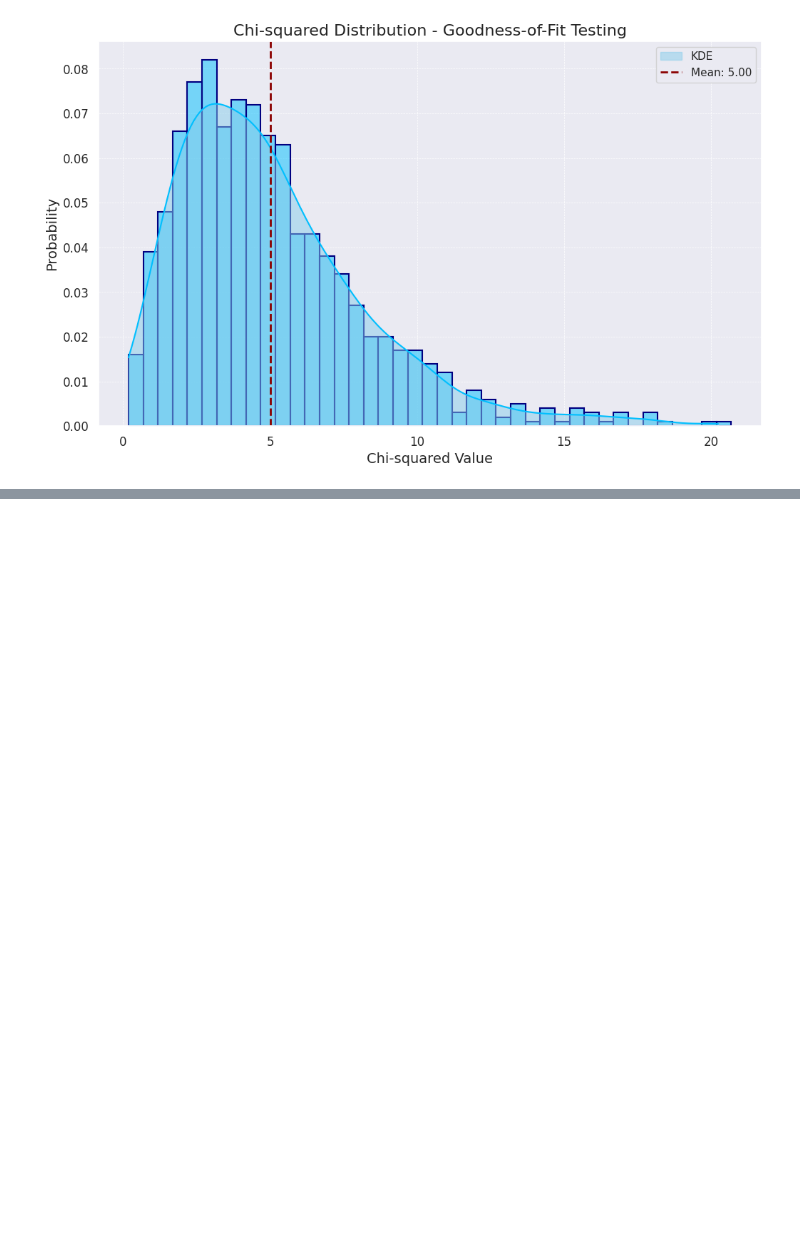
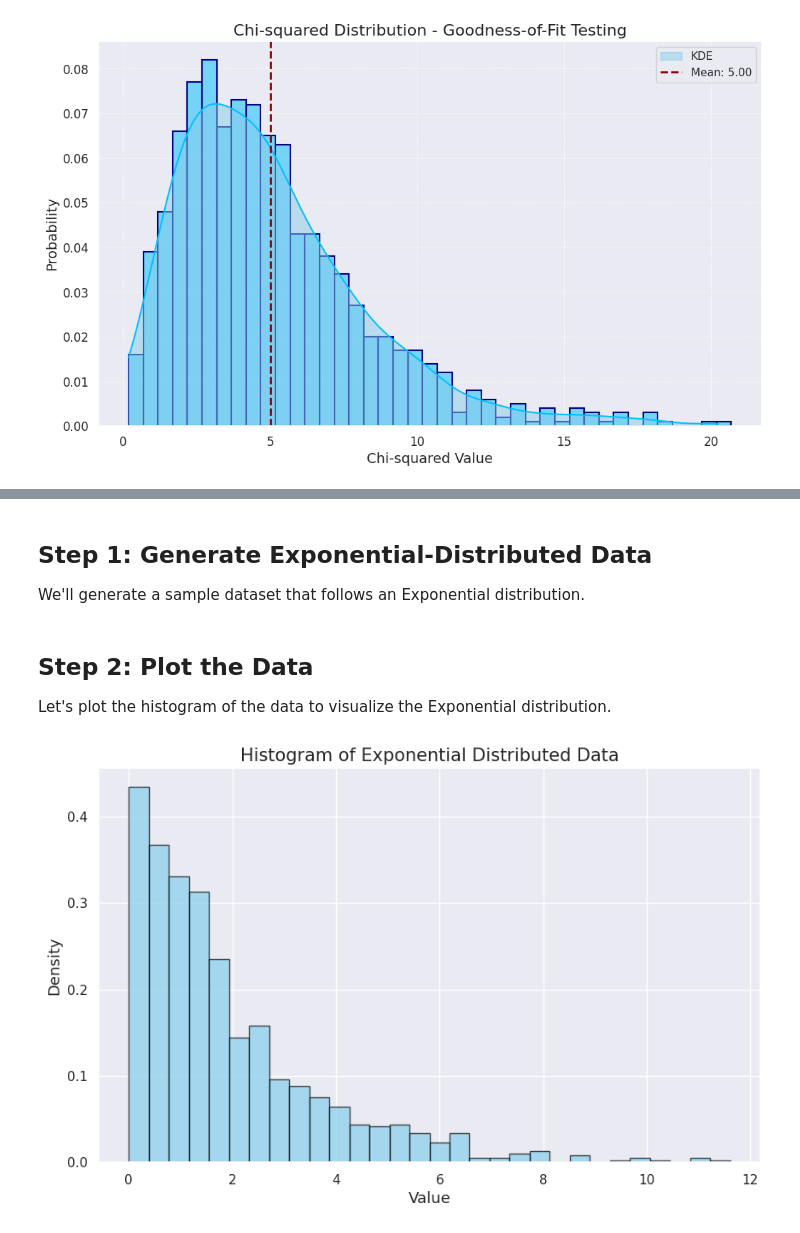
Before and after one commit to Sara9595/Kaggle, a Jupyter notebook: comprehensive guide to probability-distributions.ipynb, the cells around one changed output, grey strips where cells are left out. Saved outputs shown, nothing was run; the diff lists cells and outputs as text; code cells hidden in the pictures; blank space fills up the shorter version.

```diff
--- a/comprehensive guide to probability-distributions.ipynb
+++ b/comprehensive guide to probability-distributions.ipynb
@@ -445,0 +498,26 @@ plt.show()
+# %% [markdown]
+## Step 1: Generate Exponential-Distributed Data
+We'll generate a sample dataset that follows an Exponential distribution.
+# %%
+# Set the rate parameter (λ)
+lambda_param = 0.5
+
+# Generate 1000 random values that follow an Exponential distribution
+data = np.random.exponential(1/lambda_param, 1000)
+
+# Convert to a pandas DataFrame
+df = pd.DataFrame(data, columns=['Value'])
+# %% [markdown]
+## Step 2: Plot the Data
+Let's plot the histogram of the data to visualize the Exponential distribution.
+# %%
+# Plot the histogram of Exponential-distributed data
+plt.figure(figsize=(10, 6))
+plt.hist(df['Value'], bins=30, edgecolor='black', alpha=0.7, color='skyblue', density=True)
+plt.title('Histogram of Exponential Distributed Data', fontsize=15)
+plt.xlabel('Value', fontsize=13)
+plt.ylabel('Density', fontsize=13)
+plt.grid(True)
+plt.show()
+# %% [output]
+[figure, added]
```
Also changed, not shown: parts of 13 cells of this notebook.
